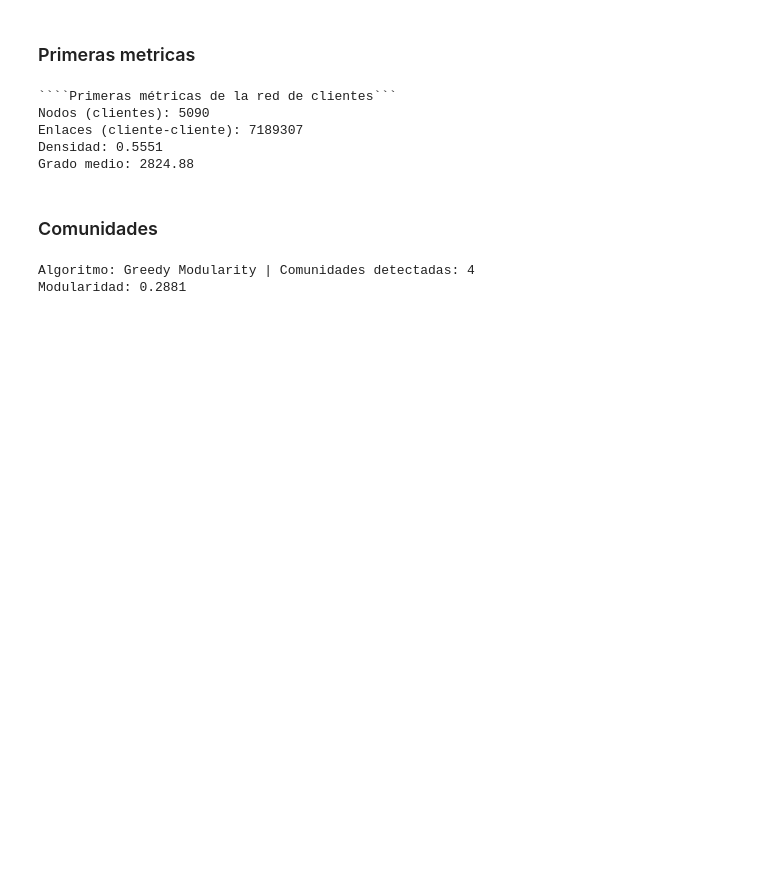
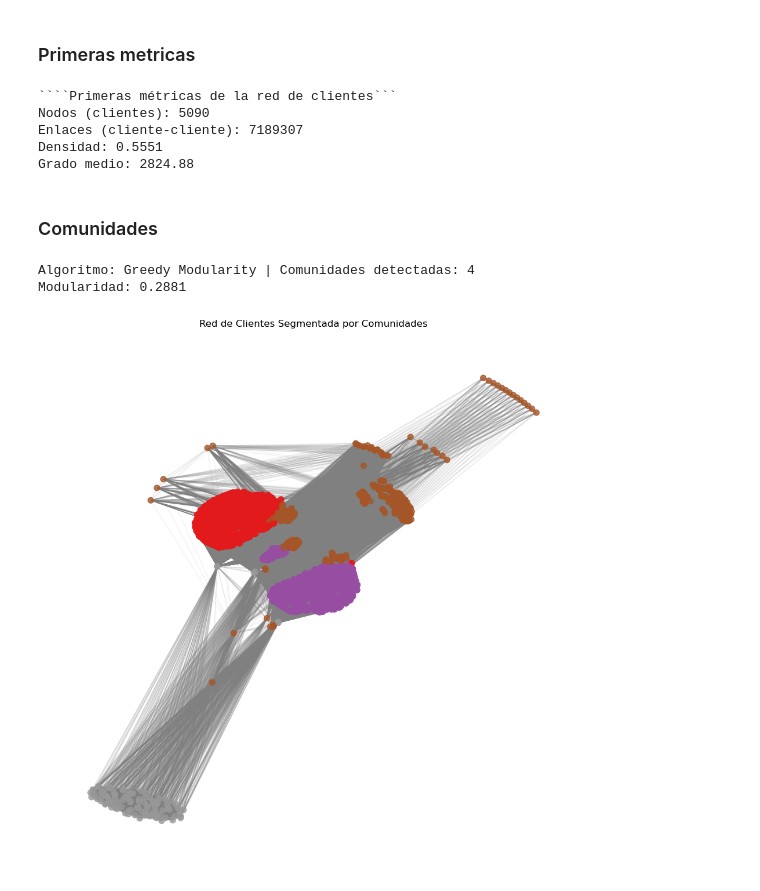
Before and after one commit to Brunix3004/TF_Complex, a Jupyter notebook: code/redes.ipynb, the cells around one changed output. Cells and saved outputs as stored; diff of their text form; code cells hidden in the pictures; blank space fills up the shorter version.

```diff
--- a/code/redes.ipynb
+++ b/code/redes.ipynb
@@ -112,3 +112,28 @@ else:
 # %% [output]
 Algoritmo: Greedy Modularity | Comunidades detectadas: 4
 Modularidad: 0.2881
+# %%
+# --- VISUALIZACIÓN DE COMUNIDADES ---
+
+# 1. Asignar colores según la comunidad
+# 'part' es el diccionario {nodo: comunidad}
+comunidades = [part.get(node) for node in G.nodes()]
+
+plt.figure(figsize=(12, 12))
+pos = nx.spring_layout(G, seed=42, k=0.1) # k ajusta la separación
+
+# Dibuja los nodos coloreados por comunidad
+nx.draw_networkx_nodes(G, pos,
+                       node_size=50,
+                       cmap=plt.cm.Set1, # Paleta de colores
+                       node_color=comunidades,
+                       alpha=0.8)
+
+# Dibujar aristas (más finas y transparentes para que no tapen)
+nx.draw_networkx_edges(G, pos, alpha=0.1, edge_color='gray')
+
+plt.title("Red de Clientes Segmentada por Comunidades")
+plt.axis('off')
+plt.show()
+# %% [output]
+[figure, added]
```
Also changed, not shown: parts of 2 cells of this notebook.
